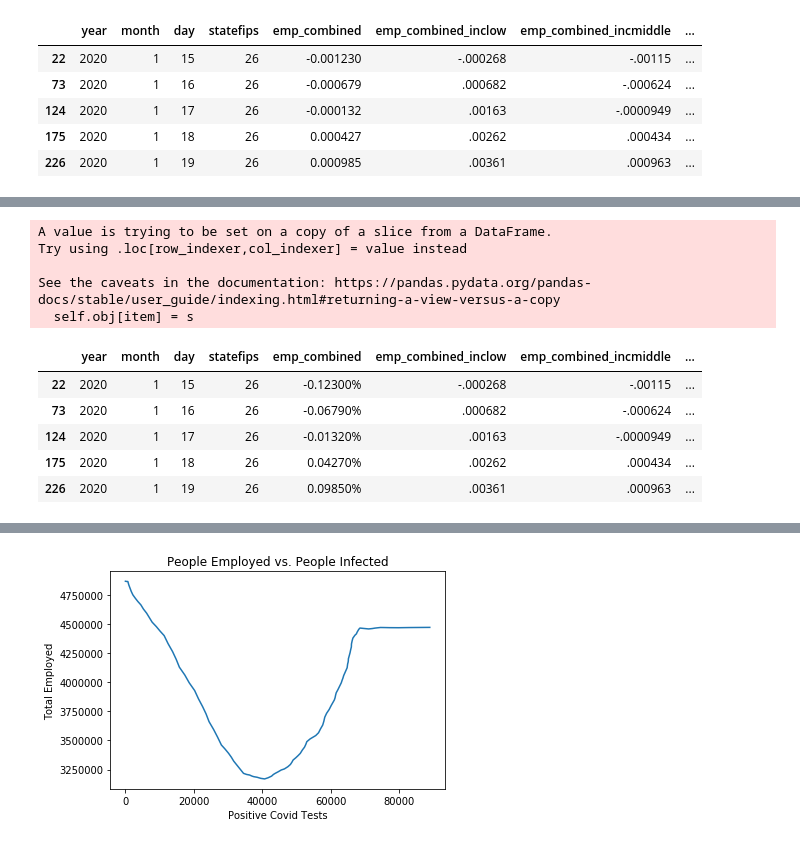
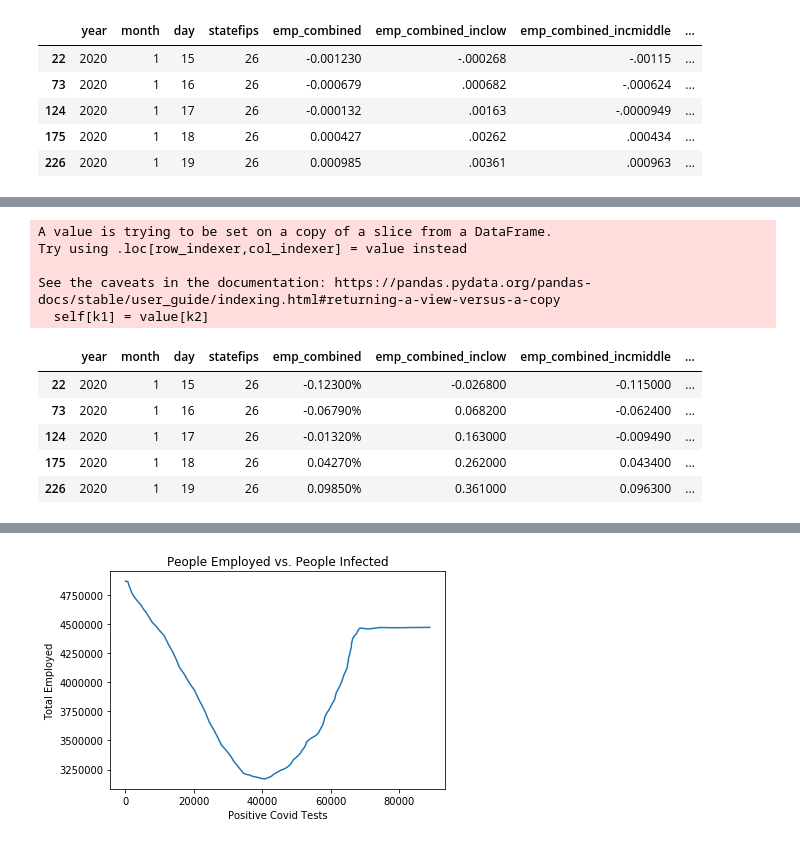
Before and after one commit to KevinKillman/Michigans_Economy_and_Covid, a Jupyter notebook: Kevin/project_1_code.ipynb, the cells around one changed output, grey strips where cells are left out. Cells and saved outputs as stored; diff of their text form; code cells hidden in the pictures.

```diff
--- a/Kevin/project_1_code.ipynb
+++ b/Kevin/project_1_code.ipynb
@@ -78,16 +90,16 @@ See the caveats in the documentation: https://pandas.pydata.org/pandas-docs/stab
 # %%
 # Change in employment as percent
-mi_emp_comb_df.loc[:, 'emp_combined'] *= 100
+mi_emp_comb_df[['emp_combined_inclow', 'emp_combined', 'emp_combined_incmiddle', 'emp_combined_inchigh']]= mi_emp_comb_df[['emp_combined_inclow', 'emp_combined', 'emp_combined_incmiddle', 'emp_combined_inchigh']].astype(float)*100
 mi_emp_comb_df.head().style.format({'emp_combined': '{0:,.5f}%'})
 # %% [output]
 A value is trying to be set on a copy of a slice from a DataFrame.
 Try using .loc[row_indexer,col_indexer] = value instead
 
 See the caveats in the documentation: https://pandas.pydata.org/pandas-docs/stable/user_guide/indexing.html#returning-a-view-versus-a-copy
-  self.obj[item] = s
+  self[k1] = value[k2]
 |  | year | month | day | statefips | emp_combined | emp_combined_inclow | emp_combined_incmiddle | ... |
-| 22 | 2020 | 1 | 15 | 26 | -0.12300% | -.000268 | -.00115 | ... |
-| 73 | 2020 | 1 | 16 | 26 | -0.06790% | .000682 | -.000624 | ... |
-| 124 | 2020 | 1 | 17 | 26 | -0.01320% | .00163 | -.0000949 | ... |
-| 175 | 2020 | 1 | 18 | 26 | 0.04270% | .00262 | .000434 | ... |
-| 226 | 2020 | 1 | 19 | 26 | 0.09850% | .00361 | .000963 | ... |
+| 22 | 2020 | 1 | 15 | 26 | -0.12300% | -0.026800 | -0.115000 | ... |
+| 73 | 2020 | 1 | 16 | 26 | -0.06790% | 0.068200 | -0.062400 | ... |
+| 124 | 2020 | 1 | 17 | 26 | -0.01320% | 0.163000 | -0.009490 | ... |
+| 175 | 2020 | 1 | 18 | 26 | 0.04270% | 0.262000 | 0.043400 | ... |
+| 226 | 2020 | 1 | 19 | 26 | 0.09850% | 0.361000 | 0.096300 | ... |
```
Also changed, not shown: parts of 12 cells of this notebook.
